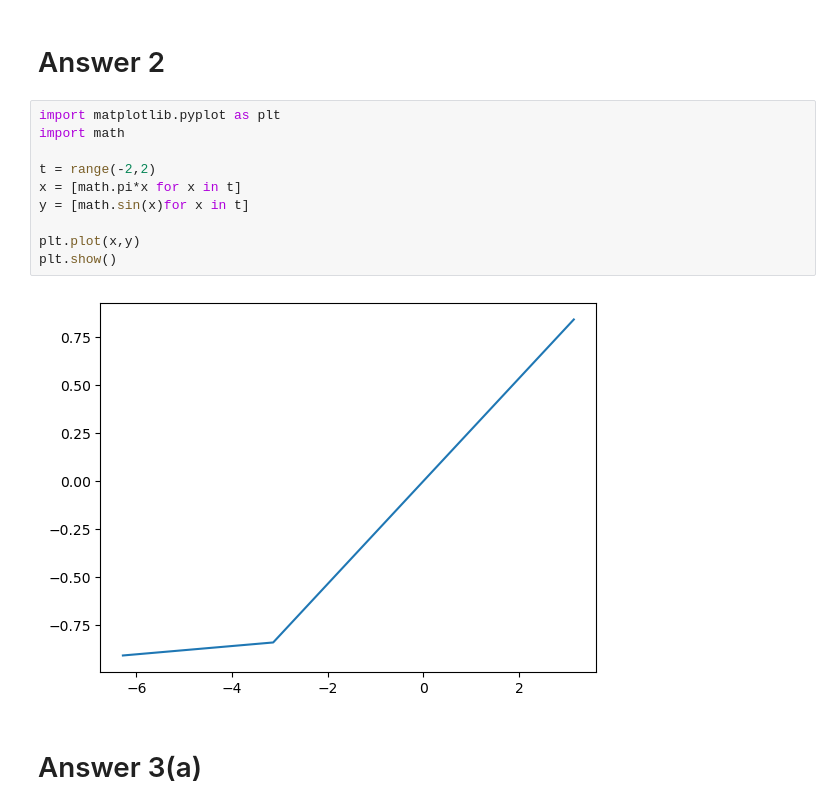
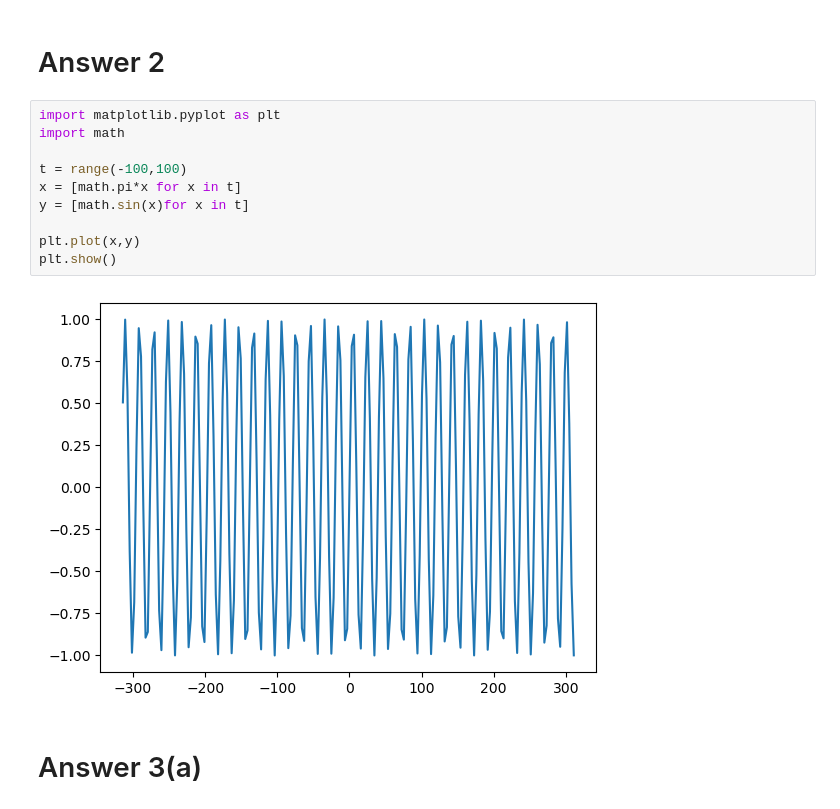
Before and after one commit to JordanRichard/Intro_AI, a Jupyter notebook: lab02.ipynb, the cells around one changed output. Drawn from its saved outputs; the diff is of its cells as text.

```diff
--- a/lab02.ipynb
+++ b/lab02.ipynb
@@ -25,15 +25,15 @@ graph(f,x)
 # %%
 import matplotlib.pyplot as plt
 import math
 
-t = range(-2,2)
+t = range(-100,100)
 x = [math.pi*x for x in t]
 y = [math.sin(x)for x in t]
 
 plt.plot(x,y)
 plt.show()
 # %% [output]
-[figure, old version]
+[figure, new version]
 # %% [markdown]
 # Answer 3(a)
 # %% [markdown]
```
Also changed, not shown: parts of 1 cell of this notebook.
